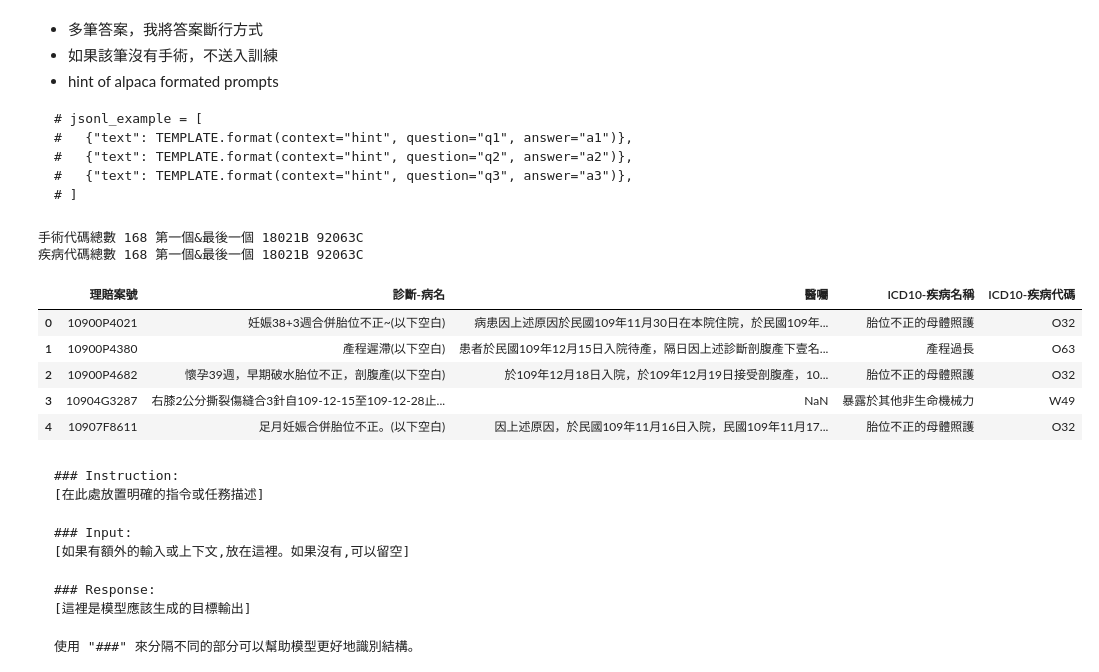
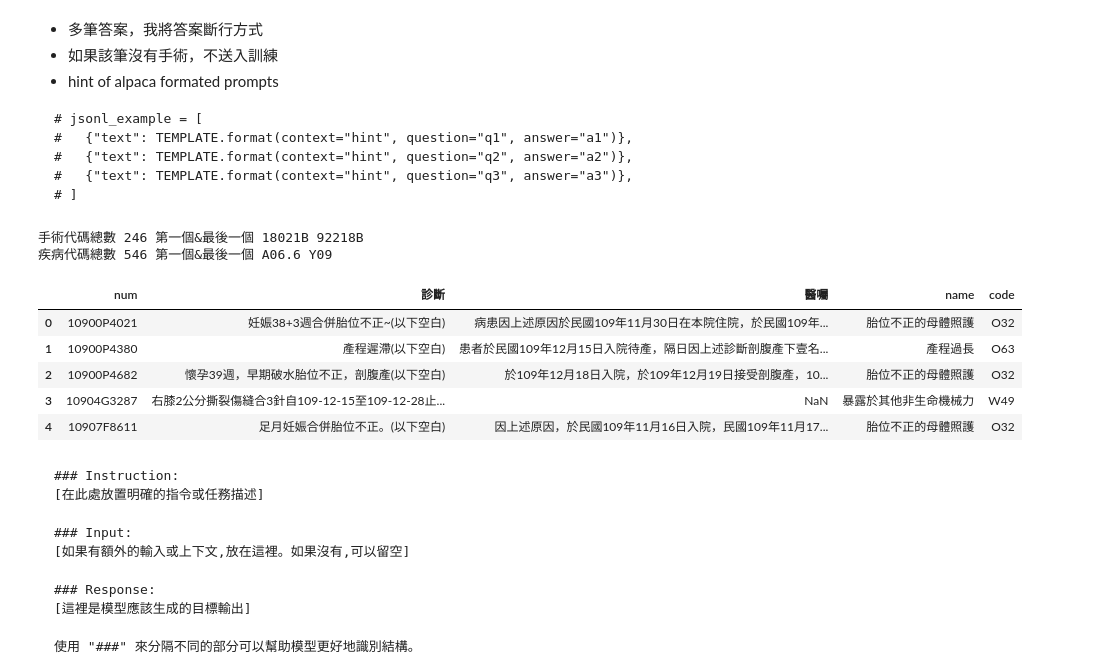
Before and after one commit to zhe0/prac, a Jupyter notebook: finetuning_llama3.1_on_classify_task.ipynb, the cells around one changed output. Drawn from its saved outputs; the diff is of its cells as text; code cells hidden in the pictures.

````diff
--- a/finetuning_llama3.1_on_classify_task.ipynb
+++ b/finetuning_llama3.1_on_classify_task.ipynb
@@ -42,19 +41,19 @@ Login successful
 ```
 # %%
 import pandas as pd
-df_op=pd.read_excel('診斷證明書_手術資料表(至0209，尾巴多加三筆)_v0.1.xlsx',dtype=str)
-df_di=pd.read_excel('/content/診斷證明書_疾病資料表(至0209)_v0.xlsx',dtype=str)
-lb_op=df_op['健保手術代碼'].dropna().unique().tolist()
-lb_di=df_op['健保手術代碼'].dropna().unique().tolist()
+df_op=pd.read_excel('診斷證明書_手術資料表(至0209，尾巴多加三筆)_v0.2.xlsx',dtype=str)
+df_di=pd.read_excel('/content/診斷證明書_疾病資料表(至0209)_v1.xlsx',dtype=str)
+lb_op=df_op['code'].dropna().unique().tolist()
+lb_di=df_di['code'].dropna().unique().tolist()
 lb_op.sort()
 lb_di.sort()
 print('手術代碼總數',len(lb_op),'第一個&最後一個',lb_op[0],lb_op[-1])
 print('疾病代碼總數',len(lb_di),'第一個&最後一個',lb_di[0],lb_di[-1])
 df_di.head()
 # %% [output]
-手術代碼總數 168 第一個&最後一個 18021B 92063C
-疾病代碼總數 168 第一個&最後一個 18021B 92063C
+手術代碼總數 246 第一個&最後一個 18021B 92218B
+疾病代碼總數 546 第一個&最後一個 A06.6 Y09
-|  | 理賠案號 | 診斷-病名 | 醫囑 | ICD10-疾病名稱 | ICD10-疾病代碼 |
+|  | num | 診斷 | 醫囑 | name | code |
 | 0 | 10900P4021 | 妊娠38+3週合併胎位不正~(以下空白) | 病患因上述原因於民國109年11月30日在本院住院，於民國109年... | 胎位不正的母體照護 | O32 |
 | 1 | 10900P4380 | 產程遲滯(以下空白) | 患者於民國109年12月15日入院待產，隔日因上述診斷剖腹產下壹名... | 產程過長 | O63 |
 | 2 | 10900P4682 | 懷孕39週，早期破水胎位不正，剖腹產(以下空白) | 於109年12月18日入院，於109年12月19日接受剖腹產，10... | 胎位不正的母體照護 | O32 |
````
Also changed, not shown: parts of 9 cells of this notebook.
